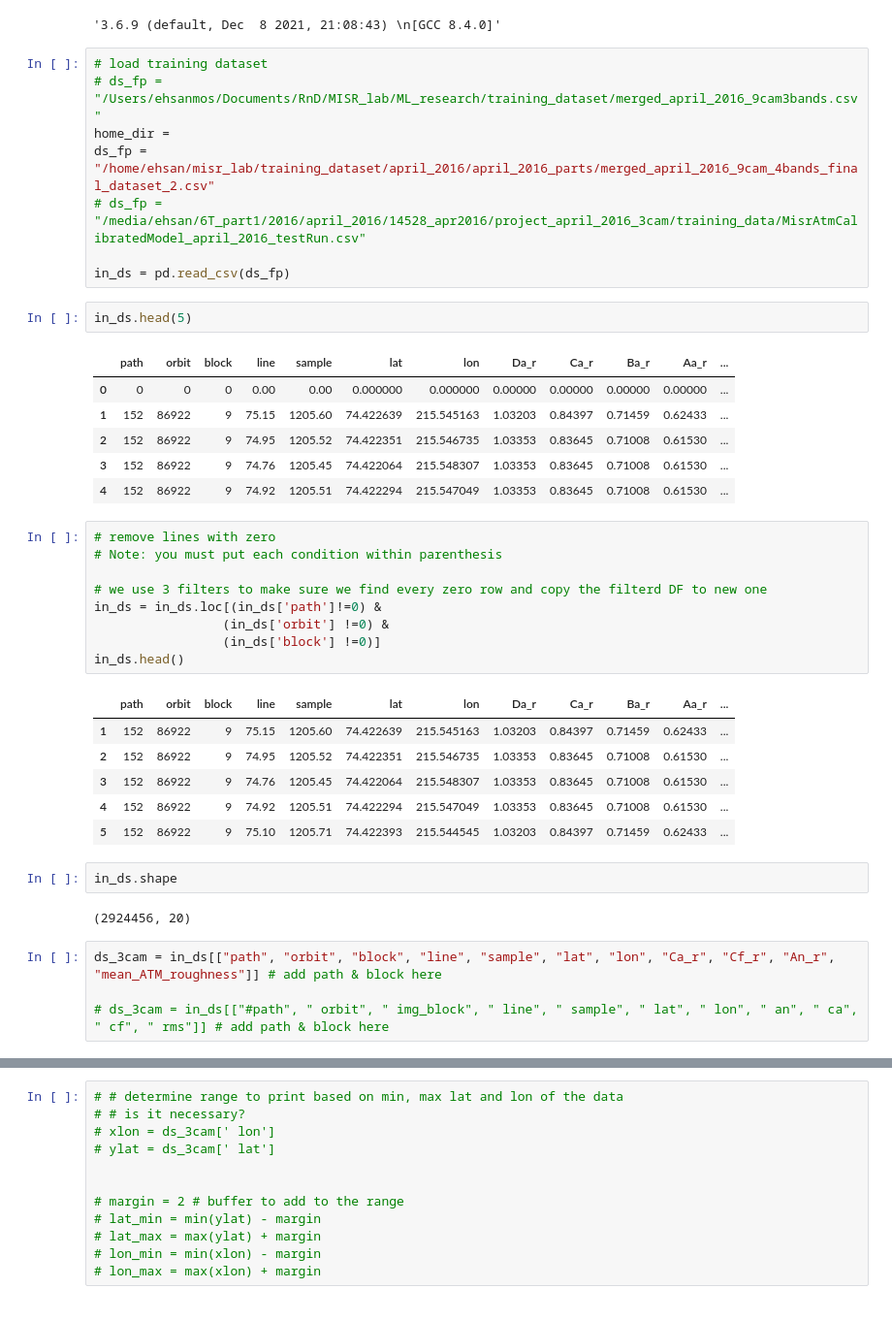
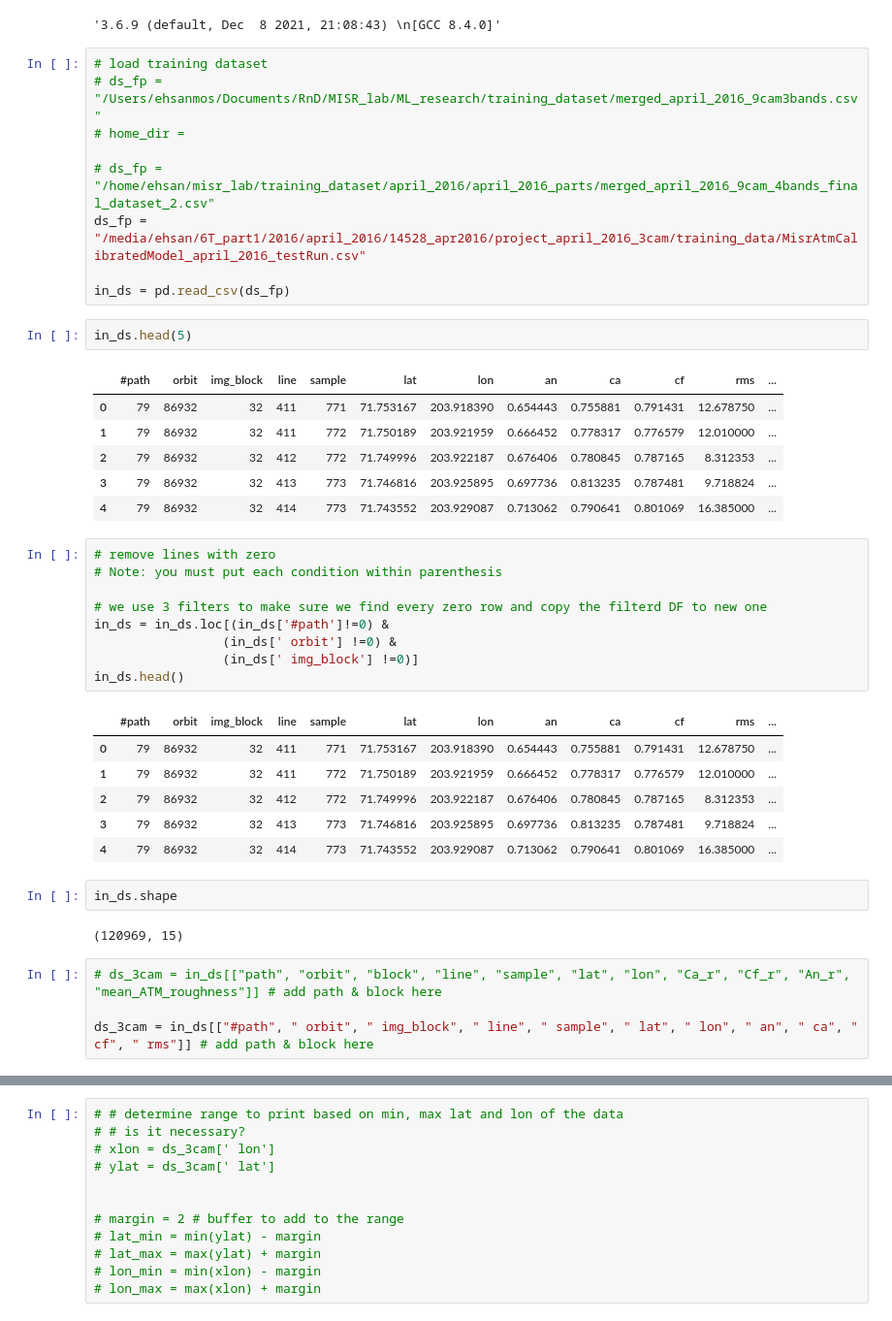
Before and after one commit to misrrepo/MISR-SeaIceRoughness, a Jupyter notebook: post_processing/subset_transect_ATM_paths.ipynb, the cells around one changed output, grey strips where cells are left out. Shown at 97% size. Cells and saved outputs as stored; diff of their text form.

```diff
--- a/post_processing/subset_transect_ATM_paths.ipynb
+++ b/post_processing/subset_transect_ATM_paths.ipynb
@@ -16,44 +16,45 @@ sys.version
 # %%
 # load training dataset
 # ds_fp = "/Users/ehsanmos/Documents/RnD/MISR_lab/ML_research/training_dataset/merged_april_2016_9cam3bands.csv"
-home_dir =
-ds_fp = "/home/ehsan/misr_lab/training_dataset/april_2016/april_2016_parts/merged_april_2016_9cam_4bands_final_dataset_2.csv"
-# ds_fp = "/media/ehsan/6T_part1/2016/april_2016/14528_apr2016/project_april_2016_3cam/training_data/MisrAtmCalibratedModel_april_2016_testRun.csv"
+# home_dir =
+
+# ds_fp = "/home/ehsan/misr_lab/training_dataset/april_2016/april_2016_parts/merged_april_2016_9cam_4bands_final_dataset_2.csv"
+ds_fp = "/media/ehsan/6T_part1/2016/april_2016/14528_apr2016/project_april_2016_3cam/training_data/MisrAtmCalibratedModel_april_2016_testRun.csv"
 
 in_ds = pd.read_csv(ds_fp)
 # %%
 in_ds.head(5)
 # %% [output]
-|  | path | orbit | block | line | sample | lat | lon | Da_r | Ca_r | Ba_r | Aa_r | ... |
-| 0 | 0 | 0 | 0 | 0.00 | 0.00 | 0.000000 | 0.000000 | 0.00000 | 0.00000 | 0.00000 | 0.00000 | ... |
-| 1 | 152 | 86922 | 9 | 75.15 | 1205.60 | 74.422639 | 215.545163 | 1.03203 | 0.84397 | 0.71459 | 0.62433 | ... |
-| 2 | 152 | 86922 | 9 | 74.95 | 1205.52 | 74.422351 | 215.546735 | 1.03353 | 0.83645 | 0.71008 | 0.61530 | ... |
-| 3 | 152 | 86922 | 9 | 74.76 | 1205.45 | 74.422064 | 215.548307 | 1.03353 | 0.83645 | 0.71008 | 0.61530 | ... |
-| 4 | 152 | 86922 | 9 | 74.92 | 1205.51 | 74.422294 | 215.547049 | 1.03353 | 0.83645 | 0.71008 | 0.61530 | ... |
+|  | #path | orbit | img_block | line | sample | lat | lon | an | ca | cf | rms | ... |
+| 0 | 79 | 86932 | 32 | 411 | 771 | 71.753167 | 203.918390 | 0.654443 | 0.755881 | 0.791431 | 12.678750 | ... |
+| 1 | 79 | 86932 | 32 | 411 | 772 | 71.750189 | 203.921959 | 0.666452 | 0.778317 | 0.776579 | 12.010000 | ... |
+| 2 | 79 | 86932 | 32 | 412 | 772 | 71.749996 | 203.922187 | 0.676406 | 0.780845 | 0.787165 | 8.312353 | ... |
+| 3 | 79 | 86932 | 32 | 413 | 773 | 71.746816 | 203.925895 | 0.697736 | 0.813235 | 0.787481 | 9.718824 | ... |
+| 4 | 79 | 86932 | 32 | 414 | 773 | 71.743552 | 203.929087 | 0.713062 | 0.790641 | 0.801069 | 16.385000 | ... |
 # %%
 # remove lines with zero
 # Note: you must put each condition within parenthesis
 
 # we use 3 filters to make sure we find every zero row and copy the filterd DF to new one
-in_ds = in_ds.loc[(in_ds['path']!=0) &
-                 (in_ds['orbit'] !=0) &
-                 (in_ds['block'] !=0)]
+in_ds = in_ds.loc[(in_ds['#path']!=0) &
+                 (in_ds[' orbit'] !=0) &
+                 (in_ds[' img_block'] !=0)]
 in_ds.head()
 # %% [output]
-|  | path | orbit | block | line | sample | lat | lon | Da_r | Ca_r | Ba_r | Aa_r | ... |
-| 1 | 152 | 86922 | 9 | 75.15 | 1205.60 | 74.422639 | 215.545163 | 1.03203 | 0.84397 | 0.71459 | 0.62433 | ... |
-| 2 | 152 | 86922 | 9 | 74.95 | 1205.52 | 74.422351 | 215.546735 | 1.03353 | 0.83645 | 0.71008 | 0.61530 | ... |
-| 3 | 152 | 86922 | 9 | 74.76 | 1205.45 | 74.422064 | 215.548307 | 1.03353 | 0.83645 | 0.71008 | 0.61530 | ... |
-| 4 | 152 | 86922 | 9 | 74.92 | 1205.51 | 74.422294 | 215.547049 | 1.03353 | 0.83645 | 0.71008 | 0.61530 | ... |
-| 5 | 152 | 86922 | 9 | 75.10 | 1205.71 | 74.422393 | 215.544545 | 1.03203 | 0.84397 | 0.71459 | 0.62433 | ... |
+|  | #path | orbit | img_block | line | sample | lat | lon | an | ca | cf | rms | ... |
+| 0 | 79 | 86932 | 32 | 411 | 771 | 71.753167 | 203.918390 | 0.654443 | 0.755881 | 0.791431 | 12.678750 | ... |
+| 1 | 79 | 86932 | 32 | 411 | 772 | 71.750189 | 203.921959 | 0.666452 | 0.778317 | 0.776579 | 12.010000 | ... |
+| 2 | 79 | 86932 | 32 | 412 | 772 | 71.749996 | 203.922187 | 0.676406 | 0.780845 | 0.787165 | 8.312353 | ... |
+| 3 | 79 | 86932 | 32 | 413 | 773 | 71.746816 | 203.925895 | 0.697736 | 0.813235 | 0.787481 | 9.718824 | ... |
+| 4 | 79 | 86932 | 32 | 414 | 773 | 71.743552 | 203.929087 | 0.713062 | 0.790641 | 0.801069 | 16.385000 | ... |
 # %%
 in_ds.shape
 # %% [output]
-(2924456, 20)
+(120969, 15)
 # %%
-ds_3cam = in_ds[["path", "orbit", "block", "line", "sample", "lat", "lon", "Ca_r", "Cf_r", "An_r", "mean_ATM_roughness"]] # add path & block here
+# ds_3cam = in_ds[["path", "orbit", "block", "line", "sample", "lat", "lon", "Ca_r", "Cf_r", "An_r", "mean_ATM_roughness"]] # add path & block here
 
-# ds_3cam = in_ds[["#path", " orbit", " img_block", " line", " sample", " lat", " lon", " an", " ca", " cf", " rms"]] # add path & block here
+ds_3cam = in_ds[["#path", " orbit", " img_block", " line", " sample", " lat", " lon", " an", " ca", " cf", " rms"]] # add path & block here
 # %%
 ds_3cam.rename(columns={"mean_ATM_roughness":"rms"}, inplace=True)
 ds_3cam.columns
```
Also changed, not shown: parts of 10 cells of this notebook, 2 other files.
